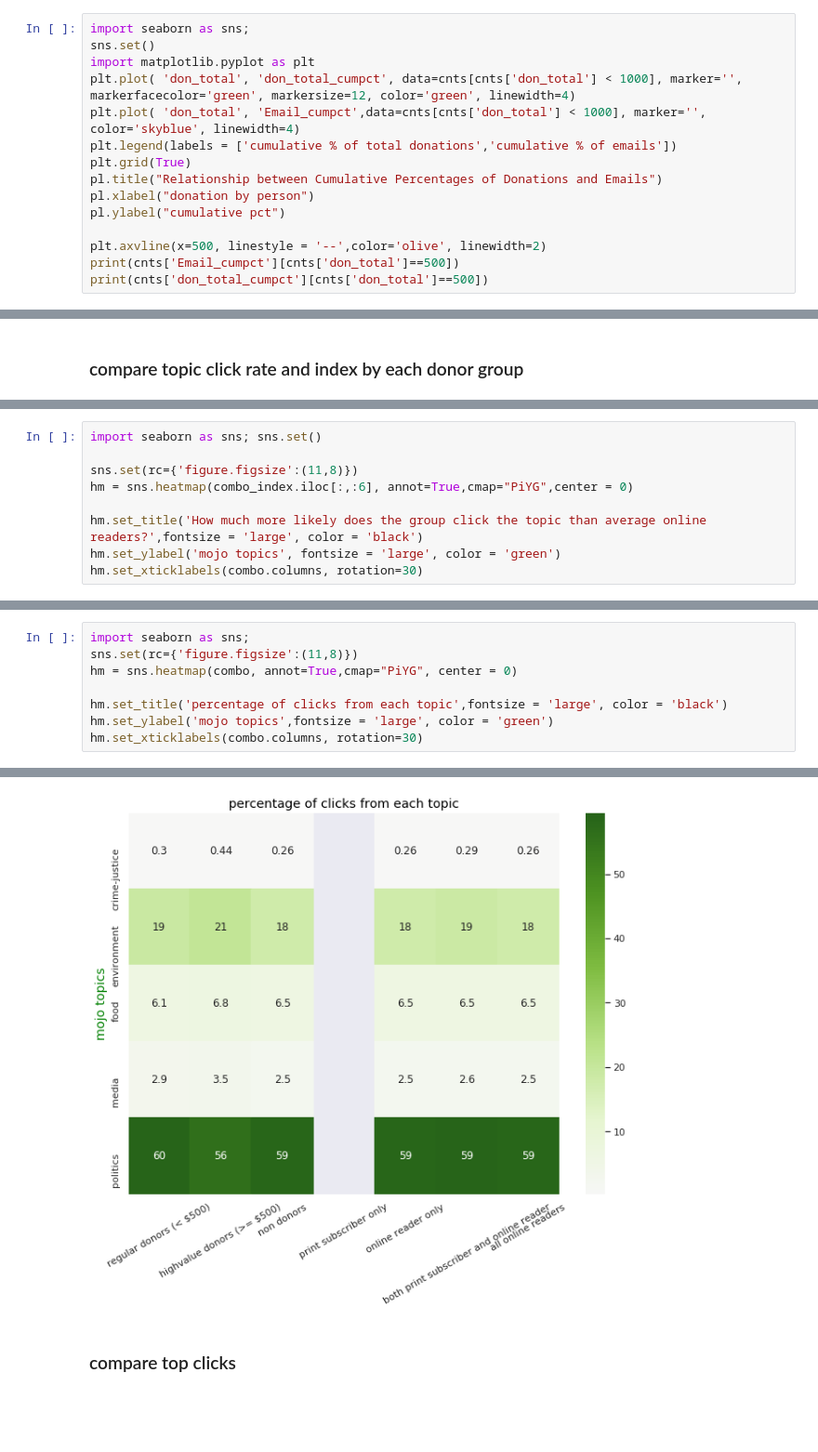
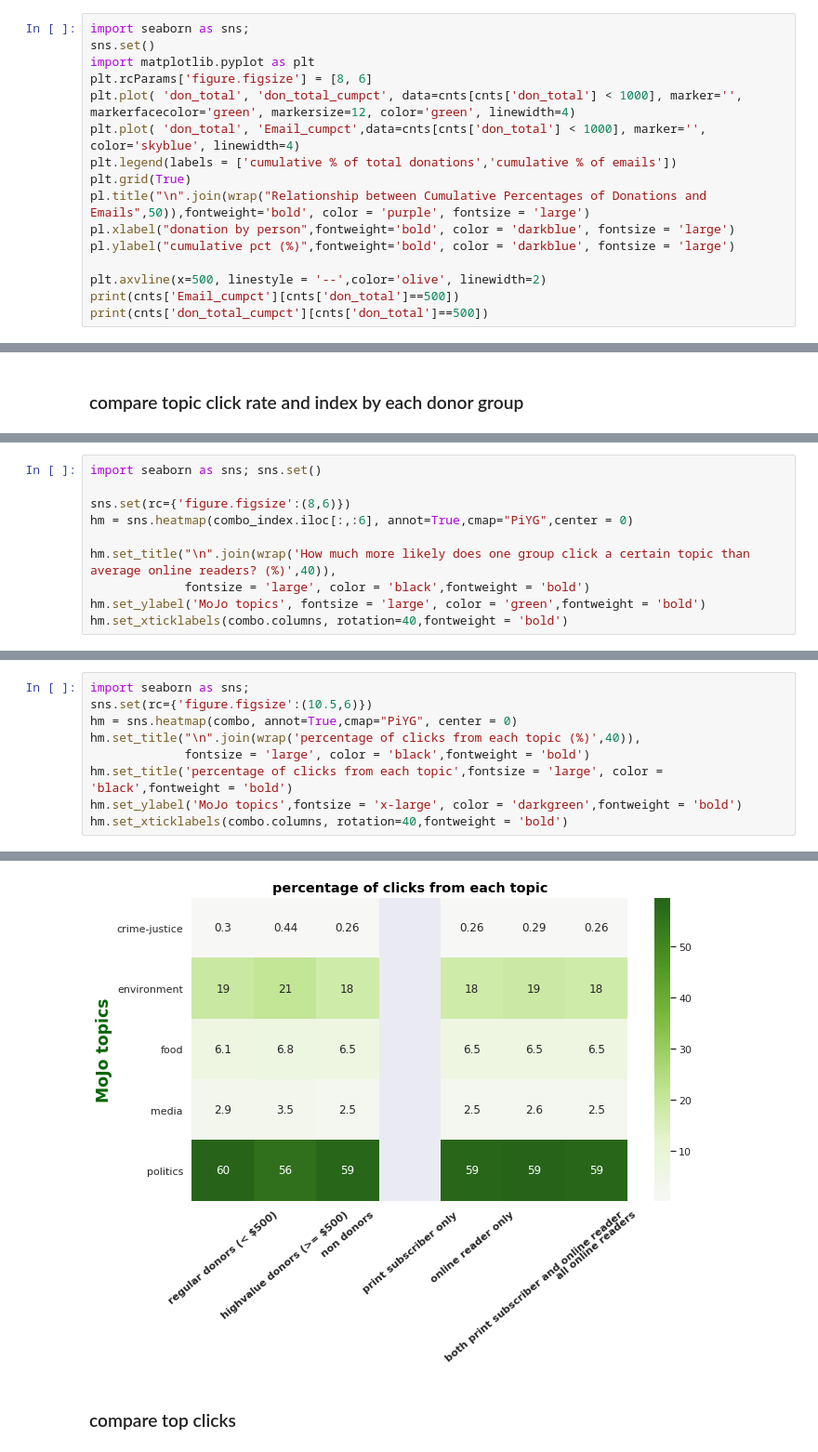
Before and after one commit to tingtingexelate/mother_jones, a Jupyter notebook: user_data/question_oriented_user_exploration.ipynb, the cells around one changed output, grey strips where cells are left out. Shown at 93% size. Cells and saved outputs as stored; diff of their text form; blank space fills up the shorter version.

```diff
--- a/user_data/question_oriented_user_exploration.ipynb
+++ b/user_data/question_oriented_user_exploration.ipynb
@@ -238,13 +239,14 @@ plt.axvline(x=500, linestyle = '--',color='olive', linewidth=2)
 import seaborn as sns;
 sns.set()
 import matplotlib.pyplot as plt
+plt.rcParams['figure.figsize'] = [8, 6]
 plt.plot( 'don_total', 'don_total_cumpct', data=cnts[cnts['don_total'] < 1000], marker='', markerfacecolor='green', markersize=12, color='green', linewidth=4)
 plt.plot( 'don_total', 'Email_cumpct',data=cnts[cnts['don_total'] < 1000], marker='', color='skyblue', linewidth=4)
 plt.legend(labels = ['cumulative % of total donations','cumulative % of emails'])
 plt.grid(True)
-pl.title("Relationship between Cumulative Percentages of Donations and Emails")
-pl.xlabel("donation by person")
-pl.ylabel("cumulative pct")
+pl.title("\n".join(wrap("Relationship between Cumulative Percentages of Donations and Emails",50)),fontweight='bold', color = 'purple', fontsize = 'large')
+pl.xlabel("donation by person",fontweight='bold', color = 'darkblue', fontsize = 'large')
+pl.ylabel("cumulative pct (%)",fontweight='bold', color = 'darkblue', fontsize = 'large')
 
 plt.axvline(x=500, linestyle = '--',color='olive', linewidth=2)
 print(cnts['Email_cumpct'][cnts['don_total']==500])
@@ -1088,12 +1086,13 @@ for c in combo_index.columns:
 # %%
 import seaborn as sns; sns.set()
 
-sns.set(rc={'figure.figsize':(11,8)})
+sns.set(rc={'figure.figsize':(8,6)})
 hm = sns.heatmap(combo_index.iloc[:,:6], annot=True,cmap="PiYG",center = 0)
 
-hm.set_title('How much more likely does the group click the topic than average online readers?',fontsize = 'large', color = 'black')
-hm.set_ylabel('mojo topics', fontsize = 'large', color = 'green')
-hm.set_xticklabels(combo.columns, rotation=30)
+hm.set_title("\n".join(wrap('How much more likely does one group click a certain topic than average online readers? (%)',40)),
+             fontsize = 'large', color = 'black',fontweight = 'bold')
+hm.set_ylabel('MoJo topics', fontsize = 'large', color = 'green',fontweight = 'bold')
+hm.set_xticklabels(combo.columns, rotation=40,fontweight = 'bold')
 # %% [output]
 [Text(0.5,0,'regular donors (< $500)'),
  Text(1.5,0,'highvalue donors (>= $500)'),
@@ -1105,20 +1104,21 @@ hm.set_xticklabels(combo.columns, rotation=30)
 # %%
 import seaborn as sns;
-sns.set(rc={'figure.figsize':(11,8)})
+sns.set(rc={'figure.figsize':(10.5,6)})
 hm = sns.heatmap(combo, annot=True,cmap="PiYG", center = 0)
-
-hm.set_title('percentage of clicks from each topic',fontsize = 'large', color = 'black')
-hm.set_ylabel('mojo topics',fontsize = 'large', color = 'green')
-hm.set_xticklabels(combo.columns, rotation=30)
+hm.set_title("\n".join(wrap('percentage of clicks from each topic (%)',40)),
+             fontsize = 'large', color = 'black',fontweight = 'bold')
+hm.set_title('percentage of clicks from each topic',fontsize = 'large', color = 'black',fontweight = 'bold')
+hm.set_ylabel('MoJo topics',fontsize = 'x-large', color = 'darkgreen',fontweight = 'bold')
+hm.set_xticklabels(combo.columns, rotation=40,fontweight = 'bold')
 # %% [output]
 [Text(0.5,0,'regular donors (< $500)'),
  Text(1.5,0,'highvalue donors (>= $500)'),
  Text(2.5,0,'non donors'),
  Text(3.5,0,'print subscriber only'),
  Text(4.5,0,'online reader only'),
  Text(5.5,0,'both print subscriber and online reader'),
  Text(6.5,0,'all online readers')]
-[figure, old version]
+[figure, new version]
 # %% [markdown]
 ### compare top clicks
 # %%
```
Also changed, not shown: parts of 8 cells of this notebook.
